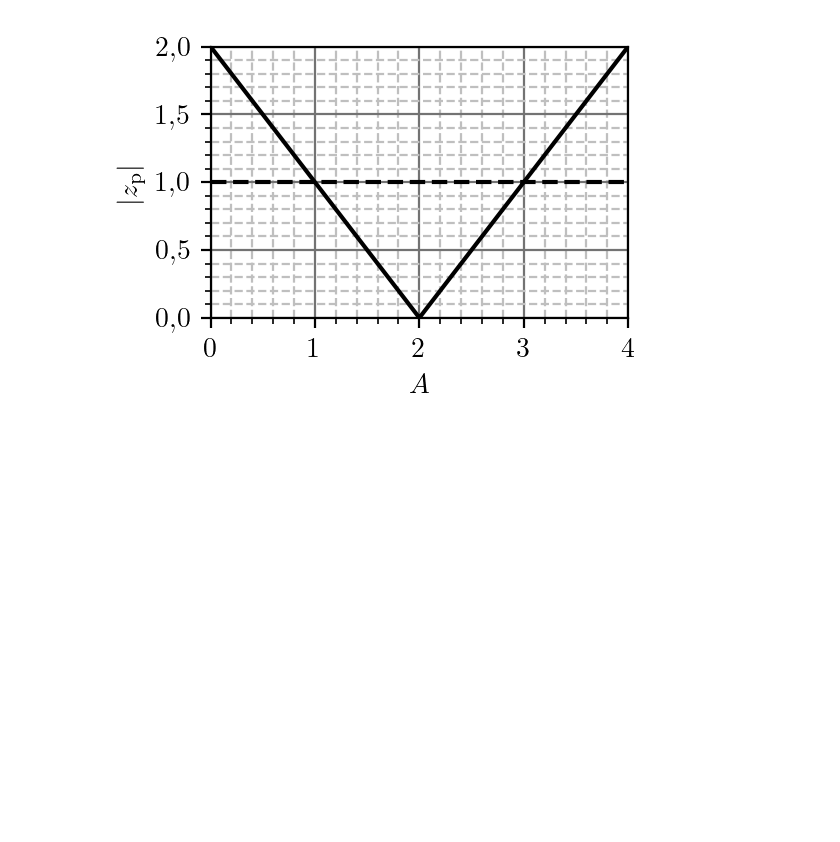
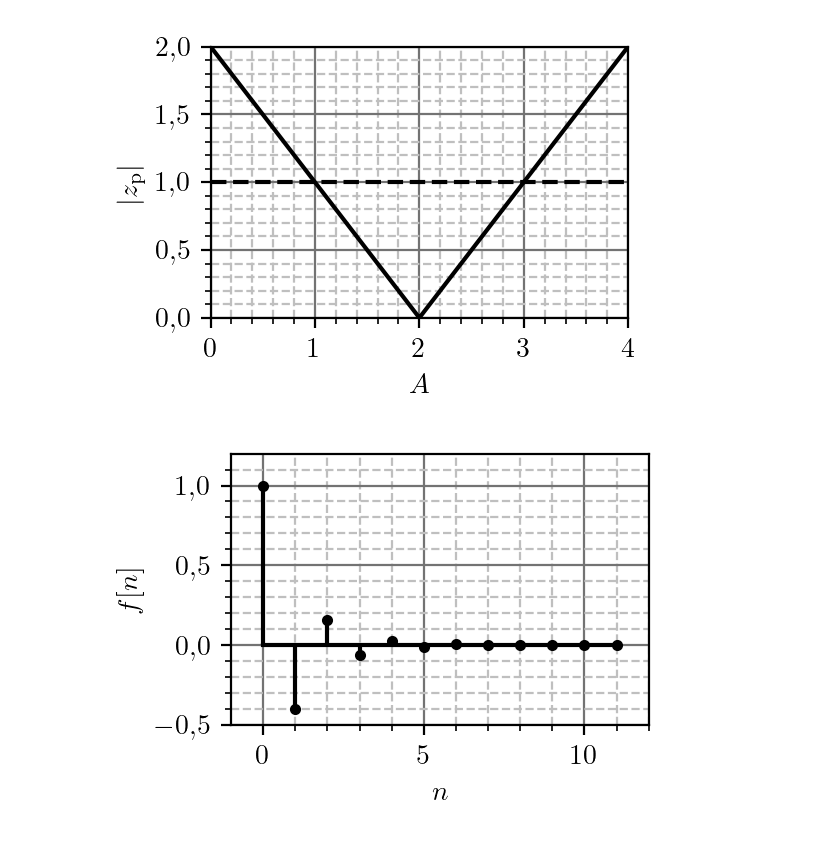
Before and after one commit to djokicd/zbirka-sis, a Jupyter notebook: 6_z_transformacija/1_diskretni/fig/ZT_disk_plotovi.ipynb, the cells around one changed output. Cells and saved outputs as stored; diff of their text form; code cells hidden in the pictures; blank space fills up the shorter version.

```diff
--- a/6_z_transformacija/1_diskretni/fig/ZT_disk_plotovi.ipynb
+++ b/6_z_transformacija/1_diskretni/fig/ZT_disk_plotovi.ipynb
@@ -247,3 +247,37 @@ ylim(0 ,2)
 plt.savefig("z_mod.pdf", bbox_inches='tight')
 # %% [output]
 [figure]
+# %%
+generate_canvas( w = .4 * 165 / 24.5, a = 1.5 )
+
+K = -1
+tau_0 = 200e-6
+
+tau_rhp = 100e-6
+
+N = 2
+
+def x(n):
+    if n < 0: return 0
+    return (-0.4)**n
+
+n = arange(0, 12)
+
+v1_dsk = [ x(i) for i in n ]
+
+
+#plot(Ω_vec/pi, abs(v1), 'k--', lw = .8)
+stem(n, v1_dsk,  use_line_collection=True, basefmt="k", markerfmt="k.", linefmt = 'k')
+
+xlabel(r"$n$")
+ylabel(r"$f[n]$")
+
+xlim(-1, 12)
+ylim(-0.5 , 1.2)
+
+#legend([2,4,6])
+
+
+plt.savefig("h_equalizer.pdf", bbox_inches='tight')
+# %% [output]
+[figure, added]
```
Also changed, not shown: 6 other files.
